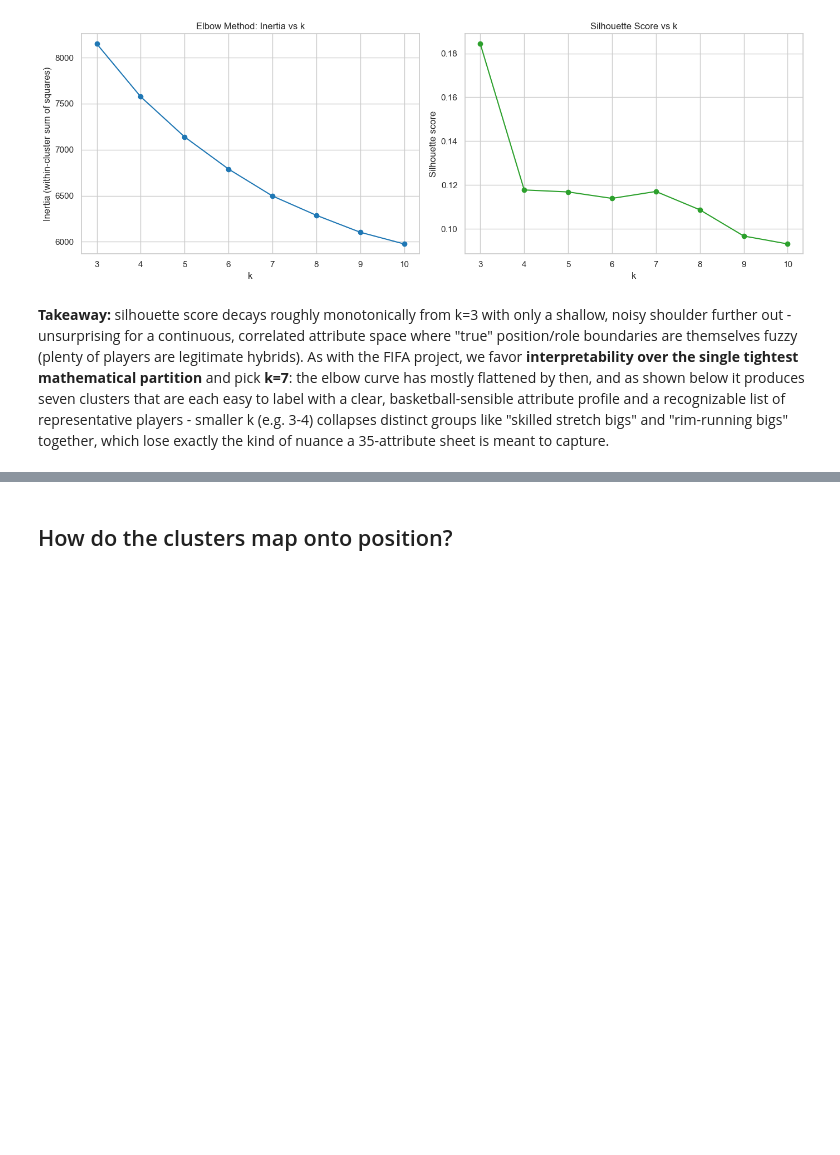
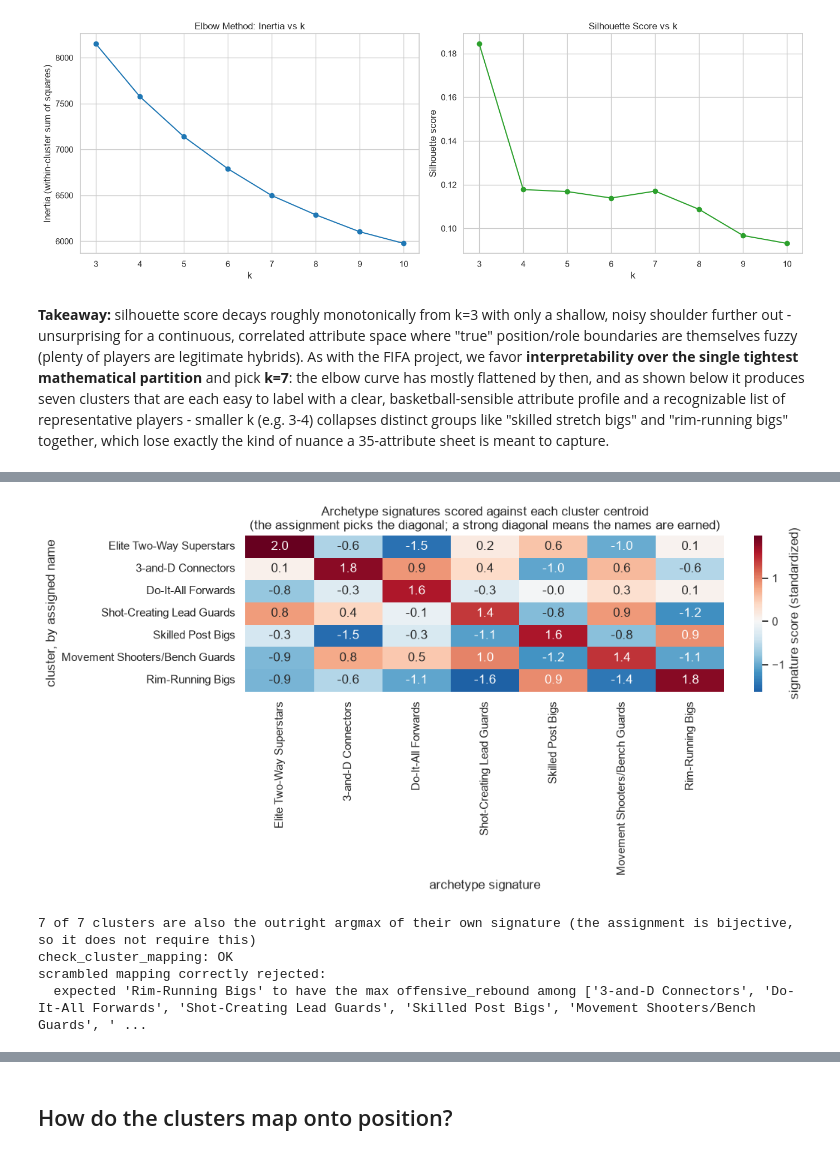
Before and after one commit to thompgt/nba2k26-analysis, a Jupyter notebook: notebooks/03_archetypes_and_clustering.ipynb, the cells around one changed output, grey strips where cells are left out. Cells and saved outputs as stored; diff of their text form; code cells hidden in the pictures; blank space fills up the shorter version.

```diff
--- a/notebooks/03_archetypes_and_clustering.ipynb
+++ b/notebooks/03_archetypes_and_clustering.ipynb
@@ -273,0 +224,13 @@ regardless of role" cluster rather than a positional one, echoing the FIFA proje
+# %%
+cl, info = fit_clusters(df, k=K_CLUSTERS)
+X_scaled = info["X"]
+
+X_pca, pca = project_pca(info)
+cl["pca1"], cl["pca2"] = X_pca[:, 0], X_pca[:, 1]
+
+print("label -> archetype, assigned by centroid profile:")
+for label, name in sorted(info["mapping"].items()):
+    print(f"  {label} -> {name}")
+
+profile = cluster_profile(cl, info)
+profile.round(1).T
@@ -273,0 +263,40 @@ regardless of role" cluster rather than a positional one, echoing the FIFA proje
+# %%
+# What the assignment actually saw: each archetype signature's score for each
+# cluster (standardized per signature). The chosen assignment is the diagonal
+# once rows are ordered by their assigned name.
+scores = info["signature_scores"].rename(index=info["mapping"]).reindex(CLUSTER_NAMES)
+scores = scores[CLUSTER_NAMES]
+
+fig, ax = plt.subplots(figsize=(11, 5.5))
+sns.heatmap(scores, annot=True, fmt=".1f", cmap="RdBu_r", center=0, ax=ax,
+            cbar_kws={"label": "signature score (standardized)"})
+ax.set_title("Archetype signatures scored against each cluster centroid\n"
+             "(the assignment picks the diagonal; a strong diagonal means the names are earned)")
+ax.set_xlabel("archetype signature")
+ax.set_ylabel("cluster, by assigned name")
+plt.tight_layout()
+plt.show()
+
+diagonal_wins = sum(scores.loc[n].idxmax() == n for n in CLUSTER_NAMES)
+print(f"{diagonal_wins} of {len(CLUSTER_NAMES)} clusters are also the outright argmax "
+      f"of their own signature (the assignment is bijective, so it does not require this)")
+
+# And the safety net: the mapping is verified against independent facts, not just
+# assumed. Scrambling it must fail.
+check_cluster_mapping(info["centroids"], info["mapping"])
+print("check_cluster_mapping: OK")
+
+scrambled = dict(zip(sorted(info["mapping"]), [info["mapping"][k] for k in
+                                               sorted(info["mapping"])][1:] +
+                     [info["mapping"][sorted(info["mapping"])[0]]]))
+try:
+    check_cluster_mapping(info["centroids"], scrambled)
+    print("BUG: a scrambled mapping passed the checks")
+except AssertionError as e:
+    print(f"scrambled mapping correctly rejected:\n  {str(e).splitlines()[1].strip()}")
+# %% [output]
+[figure, added]
+7 of 7 clusters are also the outright argmax of their own signature (the assignment is bijective, so it does not require this)
+check_cluster_mapping: OK
+scrambled mapping correctly rejected:
+  expected 'Rim-Running Bigs' to have the max offensive_rebound among ['3-and-D Connectors', 'Do-It-All Forwards', 'Shot-Creating Lead Guards', 'Skilled Post Bigs', 'Movement Shooters/Bench Guards', ' ...
```
Also changed, not shown: parts of 18 cells of this notebook.
